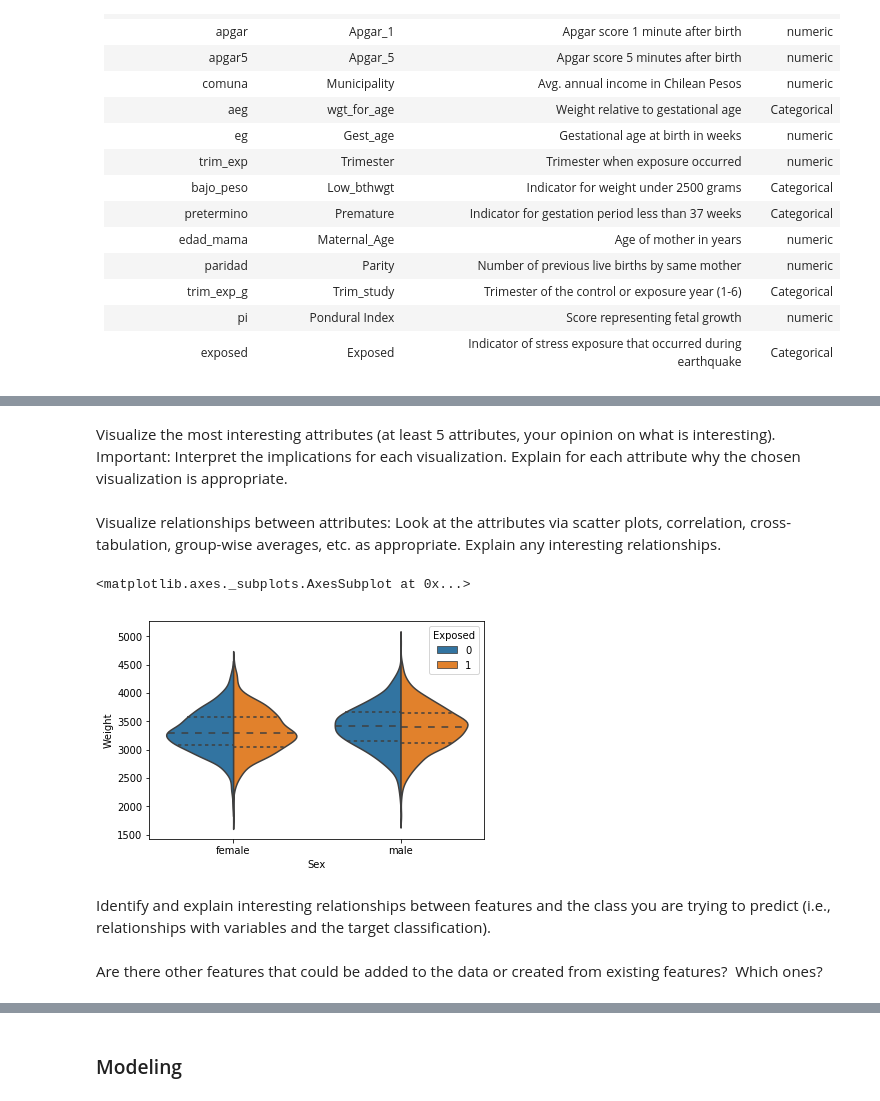
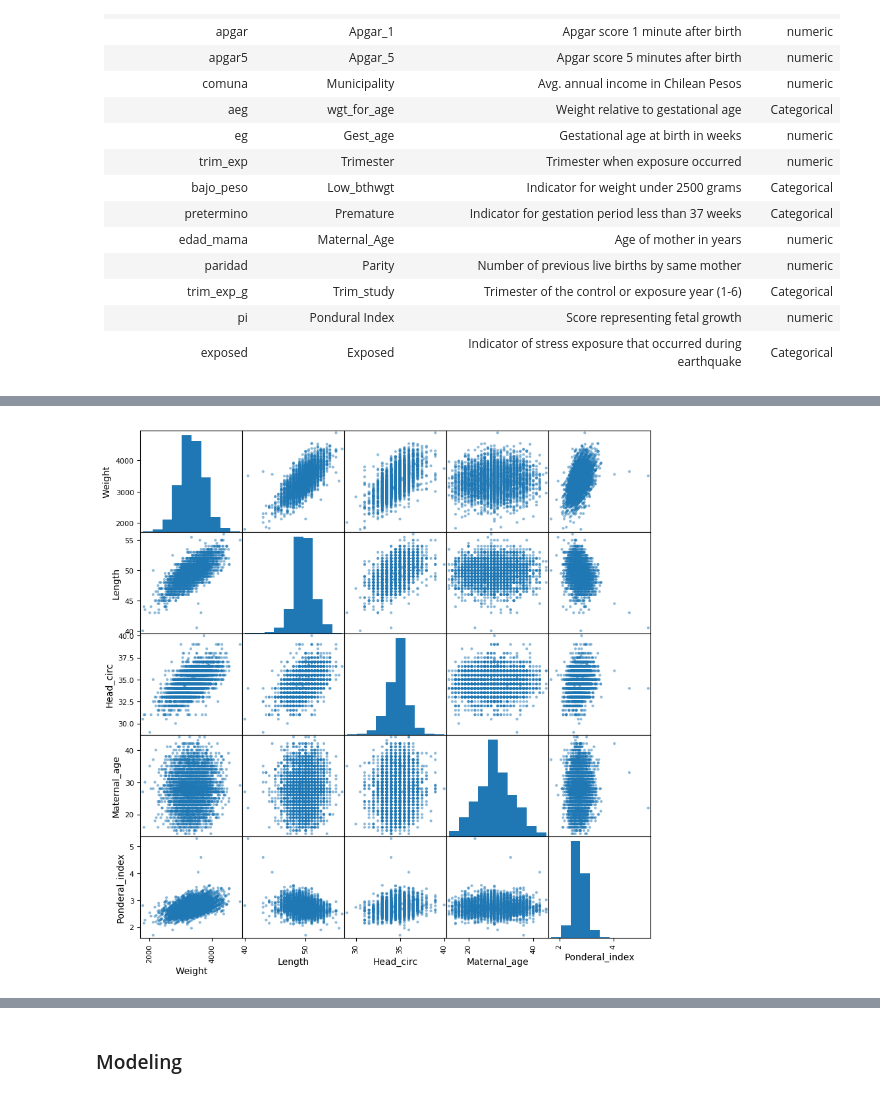
Before and after one commit to ShonTM/DataMiningProject1, a Jupyter notebook: MSDS Data Mining Project 1.ipynb, the cells around one changed output, grey strips where cells are left out. Cells and saved outputs as stored; diff of their text form; code cells hidden in the pictures.

```diff
--- a/MSDS Data Mining Project 1.ipynb
+++ b/MSDS Data Mining Project 1.ipynb
@@ -221,9 +194,0 @@ summary_df
-# %%
-sns.set(style="white")
-
-#g.map_upper(plt.scatter) # scatter on the upper
-for i in range(len(continuous)-2):
-    for j in range(i+1, len(continuous)-2):
-        plt.figure()
-        sns.kdeplot(data=df_lite[continuous].drop(['Apgar_1', 'Apgar_5'], axis=1).iloc[:,i],
-                            data2=df_lite[continuous].drop(['Apgar_1', 'Apgar_5'], axis=1).iloc[:,j])
@@ -296,14 +195,5 @@ plt.show()
-# %% [markdown]
-Visualize the most interesting attributes (at least 5 attributes, your opinion on what is interesting). Important: Interpret the implications for each visualization. Explain for each attribute why the chosen visualization is appropriate.
-# %% [markdown]
-Visualize relationships between attributes: Look at the attributes via scatter plots, correlation, cross-tabulation, group-wise averages, etc. as appropriate. Explain any interesting relationships.
-# %%
-sns.violinplot(x='Sex', y='Weight', hue='Exposed', data=df,
-                   split=True, inner="quart")
-# %% [output]
-<matplotlib.axes._subplots.AxesSubplot at 0x...>
-[figure, removed]
-# %% [markdown]
- Identify and explain interesting relationships between features and the class you are trying to predict (i.e., relationships with variables and the target classiﬁcation).
-# %% [markdown]
-Are there other features that could be added to the data or created from existing features?  Which ones?
+# %%
+plt.style.use('default')
+ax = scatter_matrix(df_lite,figsize=(10, 10))
+# %% [output]
+[figure, added]
```
Also changed, not shown: parts of 58 cells of this notebook.
